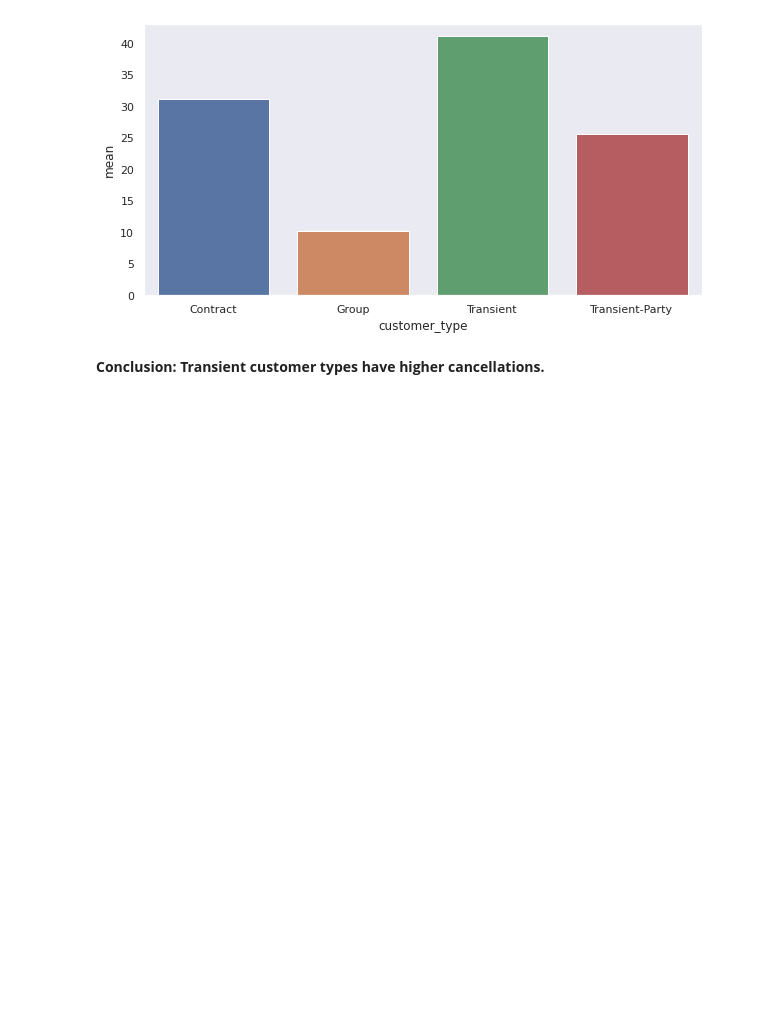
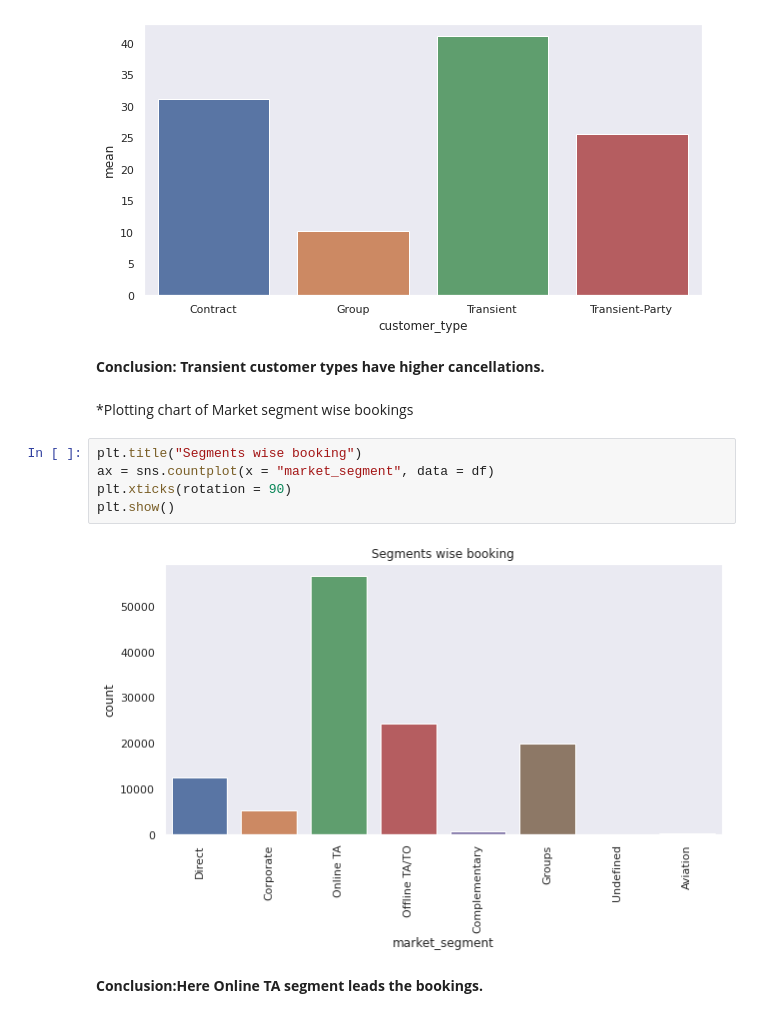
Before and after one commit to axpat/hotel_booking-EDA-notebook, a Jupyter notebook: Hotel_Booking_Analysis_Capstone_Project.ipynb, the cells around one changed output. Cells and saved outputs as stored; diff of their text form; blank space fills up the shorter version.

```diff
--- a/Hotel_Booking_Analysis_Capstone_Project.ipynb
+++ b/Hotel_Booking_Analysis_Capstone_Project.ipynb
@@ -633,3 +638,14 @@ sns.barplot(x=a.index, y=a["mean"] * 100)
 [figure]
 # %% [markdown]
 **Conclusion: Transient customer types have higher cancellations.**
+# %% [markdown]
+*Plotting chart of Market segment wise bookings
+# %%
+plt.title("Segments wise booking")
+ax = sns.countplot(x = "market_segment", data = df)
+plt.xticks(rotation = 90)
+plt.show()
+# %% [output]
+[figure, added]
+# %% [markdown]
+**Conclusion:Here Online TA segment leads the bookings.**
```
Also changed, not shown: parts of 10 cells of this notebook.
